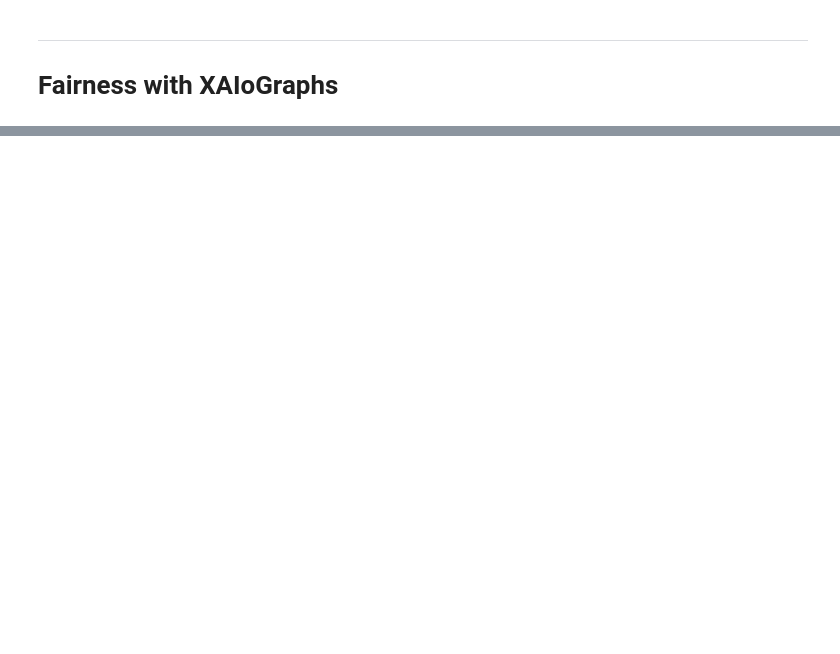
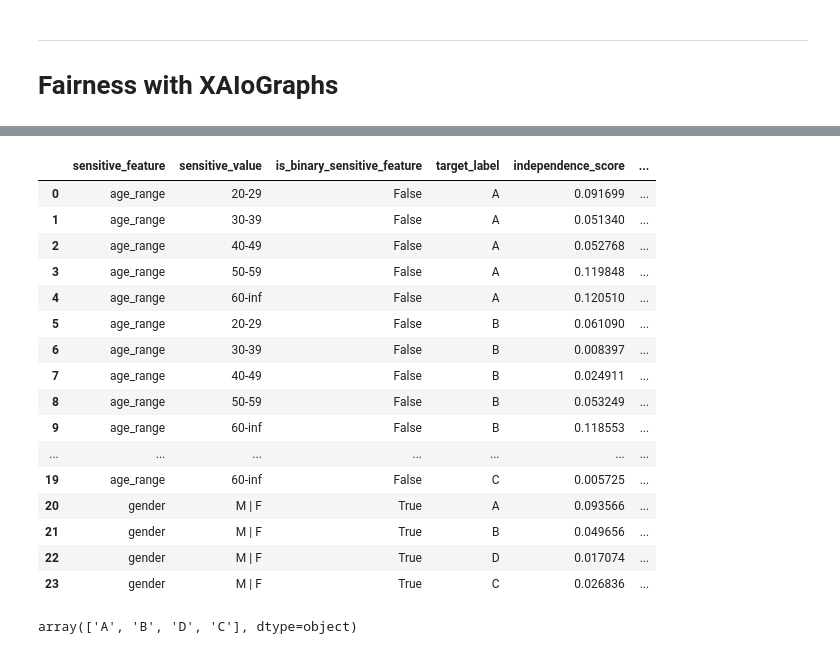
Before and after one commit to Telefonica/XAIoGraphs, a Jupyter notebook: examples/Fairness_example/fairness_xaiographs_example.ipynb, the cells around one changed output, grey strips where cells are left out. Cells and saved outputs as stored; diff of their text form; code cells hidden in the pictures; blank space fills up the shorter version.

Commit message:
draft VII fairness module + Fairness Example V2

```diff
--- a/examples/Fairness_example/fairness_xaiographs_example.ipynb
+++ b/examples/Fairness_example/fairness_xaiographs_example.ipynb
@@ -152,0 +154,24 @@ TypeError: aggregate() missing 1 required positional argument: 'func_or_funcs'
+# %%
+f.fairness_info
+# %% [output]
+|  | sensitive_feature | sensitive_value | is_binary_sensitive_feature | target_label | independence_score | ... |
+| 0 | age_range | 20-29 | False | A | 0.091699 | ... |
+| 1 | age_range | 30-39 | False | A | 0.051340 | ... |
+| 2 | age_range | 40-49 | False | A | 0.052768 | ... |
+| 3 | age_range | 50-59 | False | A | 0.119848 | ... |
+| 4 | age_range | 60-inf | False | A | 0.120510 | ... |
+| 5 | age_range | 20-29 | False | B | 0.061090 | ... |
+| 6 | age_range | 30-39 | False | B | 0.008397 | ... |
+| 7 | age_range | 40-49 | False | B | 0.024911 | ... |
+| 8 | age_range | 50-59 | False | B | 0.053249 | ... |
+| 9 | age_range | 60-inf | False | B | 0.118553 | ... |
+| ... | ... | ... | ... | ... | ... | ... |
+| 19 | age_range | 60-inf | False | C | 0.005725 | ... |
+| 20 | gender | M | F | True | A | 0.093566 | ... |
+| 21 | gender | M | F | True | B | 0.049656 | ... |
+| 22 | gender | M | F | True | D | 0.017074 | ... |
+| 23 | gender | M | F | True | C | 0.026836 | ... |
+# %%
+f.target_values
+# %% [output]
+array(['A', 'B', 'D', 'C'], dtype=object)
```
Also changed, not shown: parts of 7 cells of this notebook, 2 other files.
